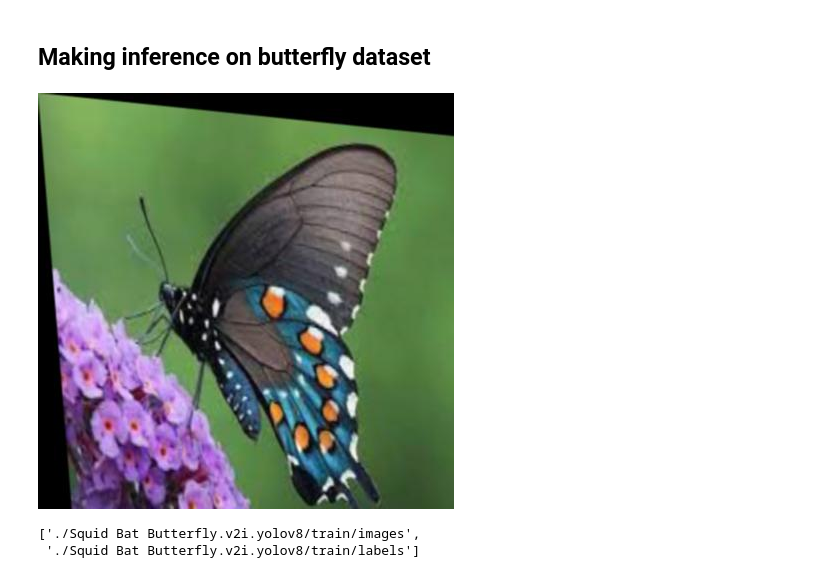
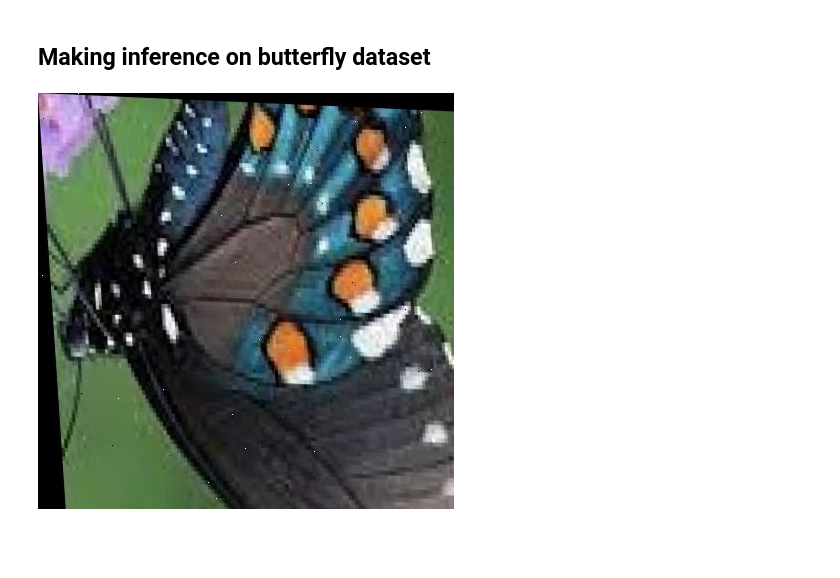
Before and after one commit to chriztopherton/DATA255, a Jupyter notebook: HW4/DATA255_HW4_Ton_Christopher.ipynb, the cells around one changed output. Drawn from its saved outputs; the diff is of its cells as text; code cells hidden in the pictures; blank space fills up the shorter version.

```diff
--- a/HW4/DATA255_HW4_Ton_Christopher.ipynb
+++ b/HW4/DATA255_HW4_Ton_Christopher.ipynb
@@ -528,15 +615,6 @@ Error:
 ## Making inference on butterfly dataset
 # %%
 from IPython.display import display, Image
-Image(filename='./Squid Bat Butterfly.v2i.yolov8/train/images/01_jpg.rf.28abb439874a51775e1aa43db4868b56.jpg', height=600)
+Image(filename='./butterfly_detection.v2i.yolov8/train/images/01_jpg.rf.6f488087b7e5ecd88bdd3cc0eefa5af8.jpg', height=600)
 # %% [output]
-[figure, old version]
+[figure, new version]
-# %%
-butterfly_path = os.path.join('./Squid Bat Butterfly.v2i.yolov8/', "train")
-butterfly_files = [os.path.join(butterfly_path,f) for f in os.listdir(butterfly_path)]
-butterfly_files
-
-#os.listdir(butterfly_files[0])
-# %% [output]
-['./Squid Bat Butterfly.v2i.yolov8/train/images',
- './Squid Bat Butterfly.v2i.yolov8/train/labels']
```
Also changed, not shown: parts of 30 cells of this notebook.
